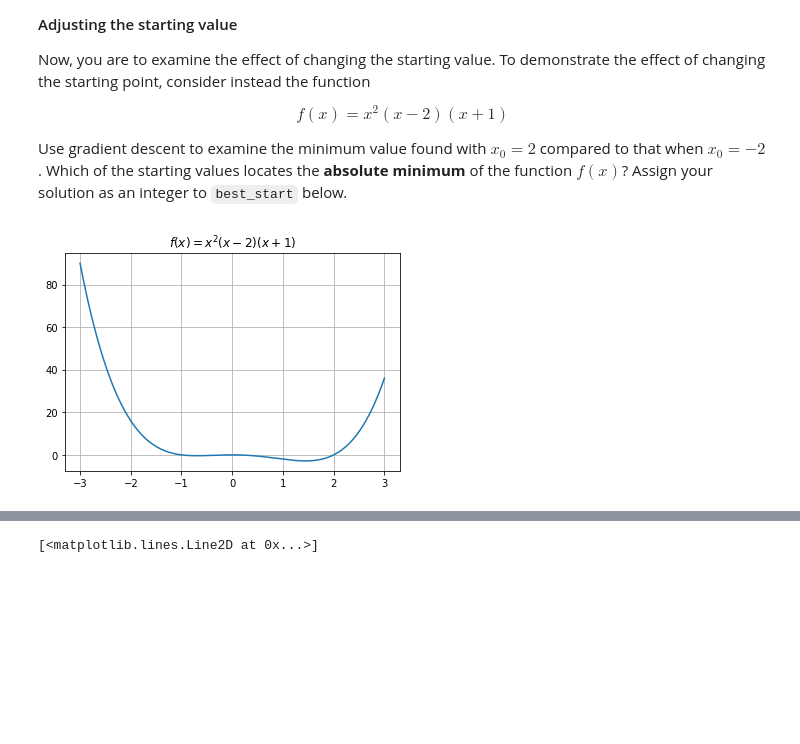
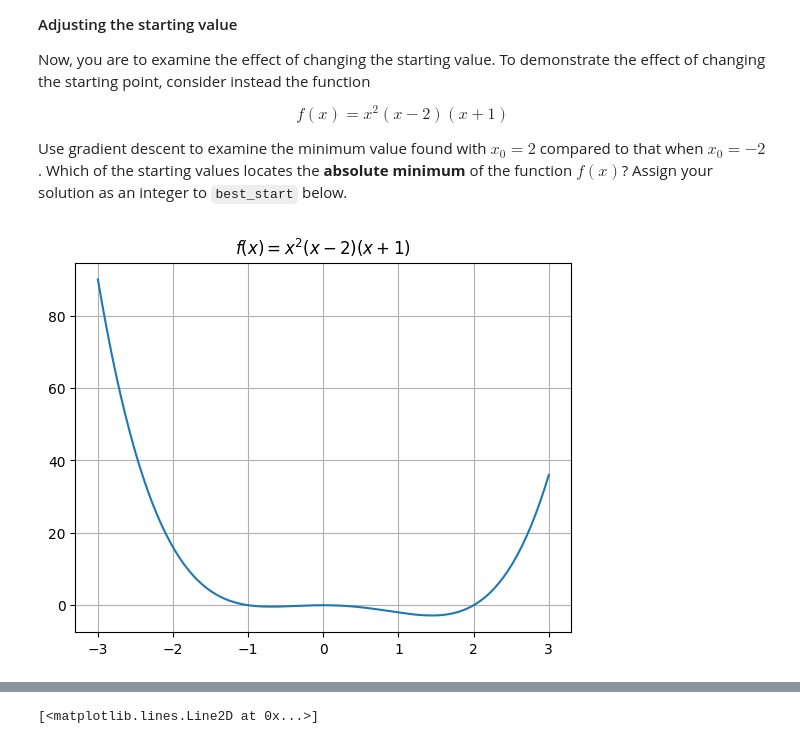
Before and after one commit to Subroy1/MSAI_AllPracticeModules, a Jupyter notebook: Module 15/colab_activity15_2.ipynb, the cells around one changed output, grey strips where cells are left out. Cells and saved outputs as stored; diff of their text form; code cells hidden in the pictures; blank space fills up the shorter version.

```diff
--- a/Module 15/colab_activity15_2.ipynb
+++ b/Module 15/colab_activity15_2.ipynb
@@ -185,13 +184,0 @@ plt.grid();
-# %%
-x = np.linspace(-3, 3, 1000)
-plt.figure(figsize = (15, 6))
-for i, x0 in enumerate(xs):
-  plt.text(x0, f(x0), f'Step: {i}');
-  plt.axvline(x0, color = 'red', alpha = 0.3)
-plt.plot(x, f(x), color = 'gray', label = 'f')
-plt.plot(xs, f(np.array(xs)), 'o')
-plt.xlim(-.3, 1.1)
-plt.ylim(-0.1, 1.1)
-plt.legend()
-plt.title('50 Iterations of Gradient Descent')
-plt.grid();
@@ -214,9 +199,9 @@ Use gradient descent to examine the minimum value found with $x_0 = 2$ compared
 # %%
 def f(x):
   return x**2*(x - 2)*(x + 1)
-
-plt.plot(x, f(x))
+a= np.linspace(-3,3,200)
+plt.plot(a, f(a))
 plt.title(r'$f(x) = x^2(x - 2)(x + 1)$')
 plt.grid();
 # %% [output]
-[figure, old version]
+[figure, new version]
```
Also changed, not shown: parts of 4 cells of this notebook.
